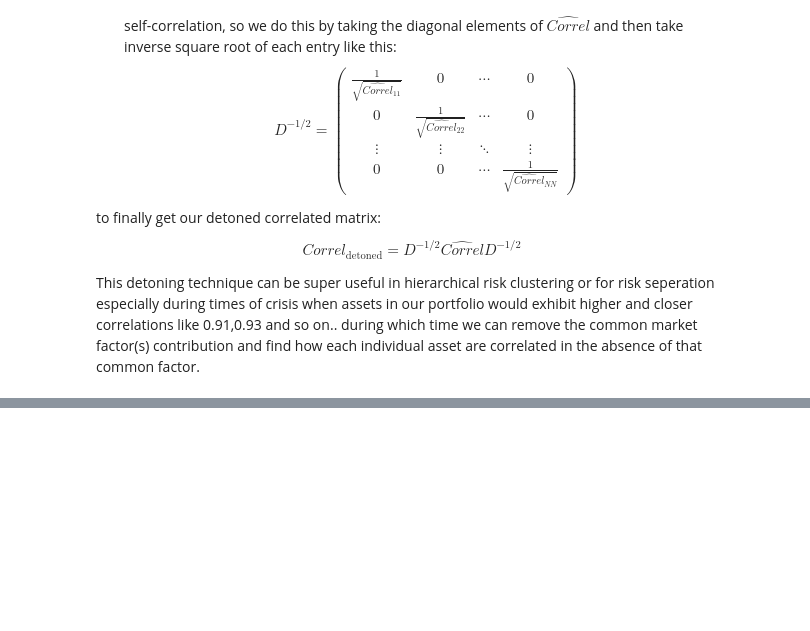
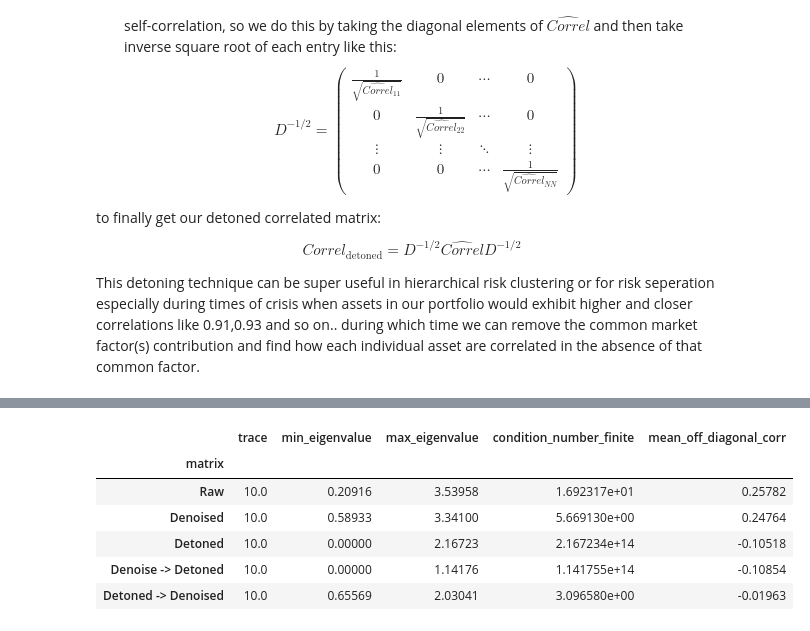
Before and after one commit to George7531/Portfolio_Management, a Jupyter notebook: Group_19296_MScFE_652_Portfolio_Management_Project_2.ipynb, the cells around one changed output, grey strips where cells are left out. Drawn from its saved outputs; the diff is of its cells as text; code cells hidden in the pictures; blank space fills up the shorter version.

```diff
--- a/Group_19296_MScFE_652_Portfolio_Management_Project_2.ipynb
+++ b/Group_19296_MScFE_652_Portfolio_Management_Project_2.ipynb
@@ -117,0 +151,14 @@ This detoning technique can be super useful in hierarchical risk clustering or f
+# %%
+def mp_denoise(corr, n_obs):
+    n=corr.shape[0]; q=n/n_obs
+    if q>=1: raise ValueError('MP implementation assumes number of dates > number of assets')
+    threshold=(1+np.sqrt(q))**2
+    val,vec=np.linalg.eigh(corr)
+    is_noise=val<=threshold
+    if not is_noise.any(): raise ValueError('No noise eigenvalues under fixed MP threshold')
+    clipped=val.copy(); clipped[is_noise]=val[is_noise].mean()
+    den=(vec*clipped)@vec.T
+    den=nearest_correlation_from_psd(den)
+    return den, {'q':q,'mp_upper':threshold,'n_noise':int(is_noise.sum()),
+                 'n_signal':int((~is_noise).sum()),'eig_before':val[::-1],
+                 'eig_clipped_pre_normalization':clipped[::-1]}
@@ -117,0 +169,10 @@ This detoning technique can be super useful in hierarchical risk clustering or f
+# %%
+def detone(corr,n_modes=1):
+    val,vec=np.linalg.eigh(corr)
+    if n_modes<1 or n_modes>=len(val): raise ValueError('Invalid number of market modes')
+    indices=np.argsort(val)[::-1][:n_modes]
+    market=(vec[:,indices]*val[indices])@vec[:,indices].T
+    resid=(corr-market); resid=(resid+resid.T)/2
+    if np.min(np.diag(resid))<=1e-12: raise ValueError('Detoning yielded nonpositive residual variance')
+    return nearest_correlation_from_psd(resid), {'removed_share':float(val[indices].sum()/val.sum()),
+                                                   'removed_eigenvalues':val[indices]}
@@ -117,0 +187,6 @@ This detoning technique can be super useful in hierarchical risk clustering or f
+# %%
+def diagnose_matrix(name,c):
+    eig=np.linalg.eigvalsh(c)
+    return {'matrix':name,'trace':float(np.trace(c)),'min_eigenvalue':float(eig.min()),
+            'max_eigenvalue':float(eig.max()),'condition_number_finite':float(eig.max()/max(eig.min(),1e-14)),
+            'mean_off_diagonal_corr':float((np.sum(c)-np.trace(c))/(len(c)*(len(c)-1)))}
@@ -117,0 +263,11 @@ This detoning technique can be super useful in hierarchical risk clustering or f
+# %%
+# Display results
+display(diag_table.round(5))
+# %% [output]
+|  | trace | min_eigenvalue | max_eigenvalue | condition_number_finite | mean_off_diagonal_corr |
+| matrix |  |  |  |  |  |
+| Raw | 10.0 | 0.20916 | 3.53958 | 1.692317e+01 | 0.25782 |
+| Denoised | 10.0 | 0.58933 | 3.34100 | 5.669130e+00 | 0.24764 |
+| Detoned | 10.0 | 0.00000 | 2.16723 | 2.167234e+14 | -0.10518 |
+| Denoise -> Detoned | 10.0 | 0.00000 | 1.14176 | 1.141755e+14 | -0.10854 |
+| Detoned -> Denoised | 10.0 | 0.65569 | 2.03041 | 3.096580e+00 | -0.01963 |
```
Also changed, not shown: parts of 10 cells of this notebook.
